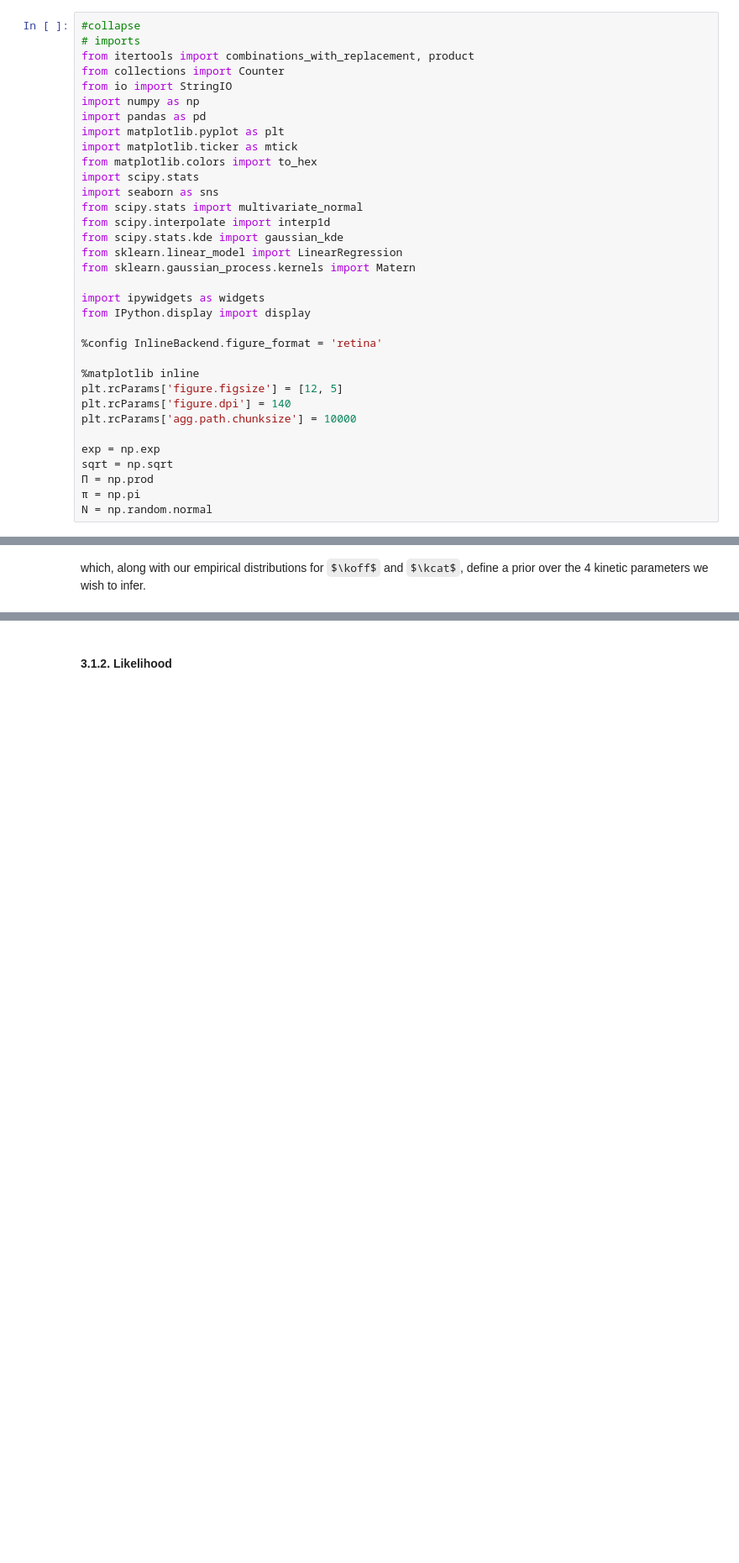
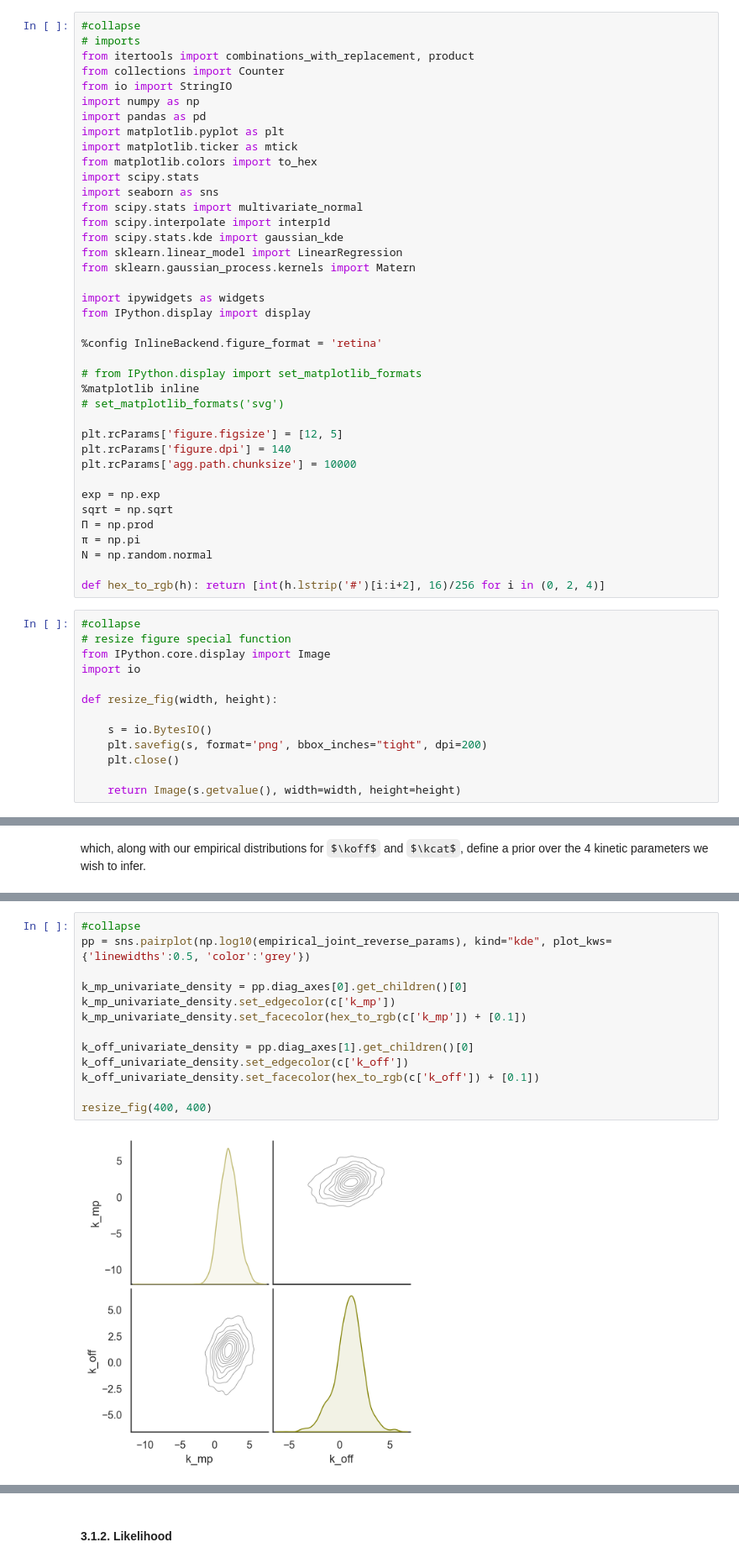
Before and after one commit to alexlenail/back_of_my_envelope, a Jupyter notebook: _notebooks/Enzyme-Kinetic-Parameter-Inference.ipynb, the cells around one changed output, grey strips where cells are left out. Shown at 84% size. Saved outputs shown, nothing was run; the diff lists cells and outputs as text; some formulas as TeX source; blank space fills up the shorter version.

```diff
--- a/_notebooks/Enzyme-Kinetic-Parameter-Inference.ipynb
+++ b/_notebooks/Enzyme-Kinetic-Parameter-Inference.ipynb
@@ -27,7 +27,10 @@ from IPython.display import display
 
 %config InlineBackend.figure_format = 'retina'
 
+# from IPython.display import set_matplotlib_formats
 %matplotlib inline
+# set_matplotlib_formats('svg')
+
 plt.rcParams['figure.figsize'] = [12, 5]
 plt.rcParams['figure.dpi'] = 140
 plt.rcParams['agg.path.chunksize'] = 10000
@@ -37,6 +40,21 @@ sqrt = np.sqrt
 Π = np.prod
 π = np.pi
 N = np.random.normal
+
+def hex_to_rgb(h): return [int(h.lstrip('#')[i:i+2], 16)/256 for i in (0, 2, 4)]
+# %%
+#collapse
+# resize figure special function
+from IPython.core.display import Image
+import io
+
+def resize_fig(width, height):
+
+    s = io.BytesIO()
+    plt.savefig(s, format='png', bbox_inches="tight", dpi=200)
+    plt.close()
+
+    return Image(s.getvalue(), width=width, height=height)
 # %% [markdown]
 ## 1. Background
 # %% [markdown]
@@ -589,0 +647,15 @@ def sample_prior():
+# %%
+#collapse
+pp = sns.pairplot(np.log10(empirical_joint_reverse_params), kind="kde", plot_kws={'linewidths':0.5, 'color':'grey'})
+
+k_mp_univariate_density = pp.diag_axes[0].get_children()[0]
+k_mp_univariate_density.set_edgecolor(c['k_mp'])
+k_mp_univariate_density.set_facecolor(hex_to_rgb(c['k_mp']) + [0.1])
+
+k_off_univariate_density = pp.diag_axes[1].get_children()[0]
+k_off_univariate_density.set_edgecolor(c['k_off'])
+k_off_univariate_density.set_facecolor(hex_to_rgb(c['k_off']) + [0.1])
+
+resize_fig(400, 400)
+# %% [output]
+[figure, added]
```
Also changed, not shown: parts of 19 cells of this notebook.
